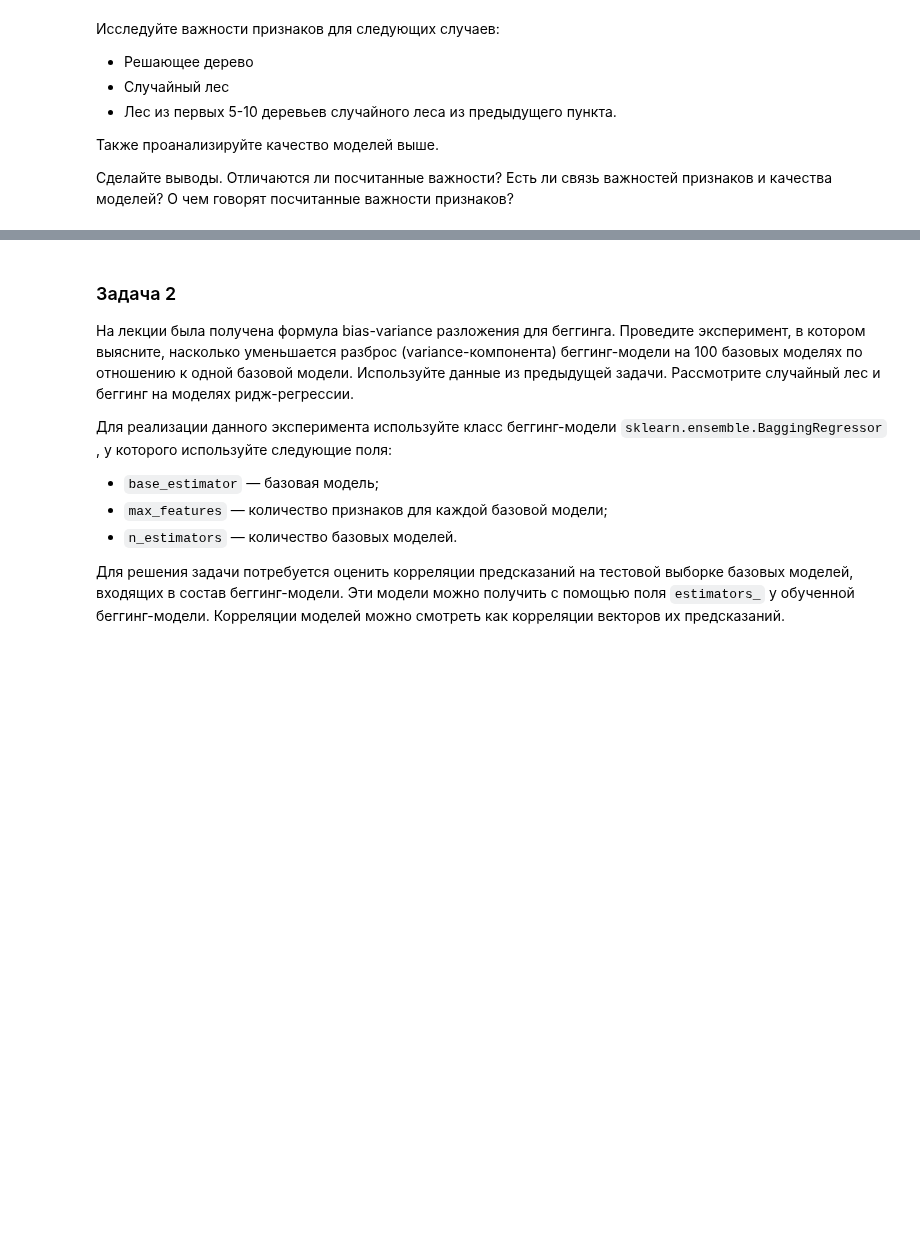
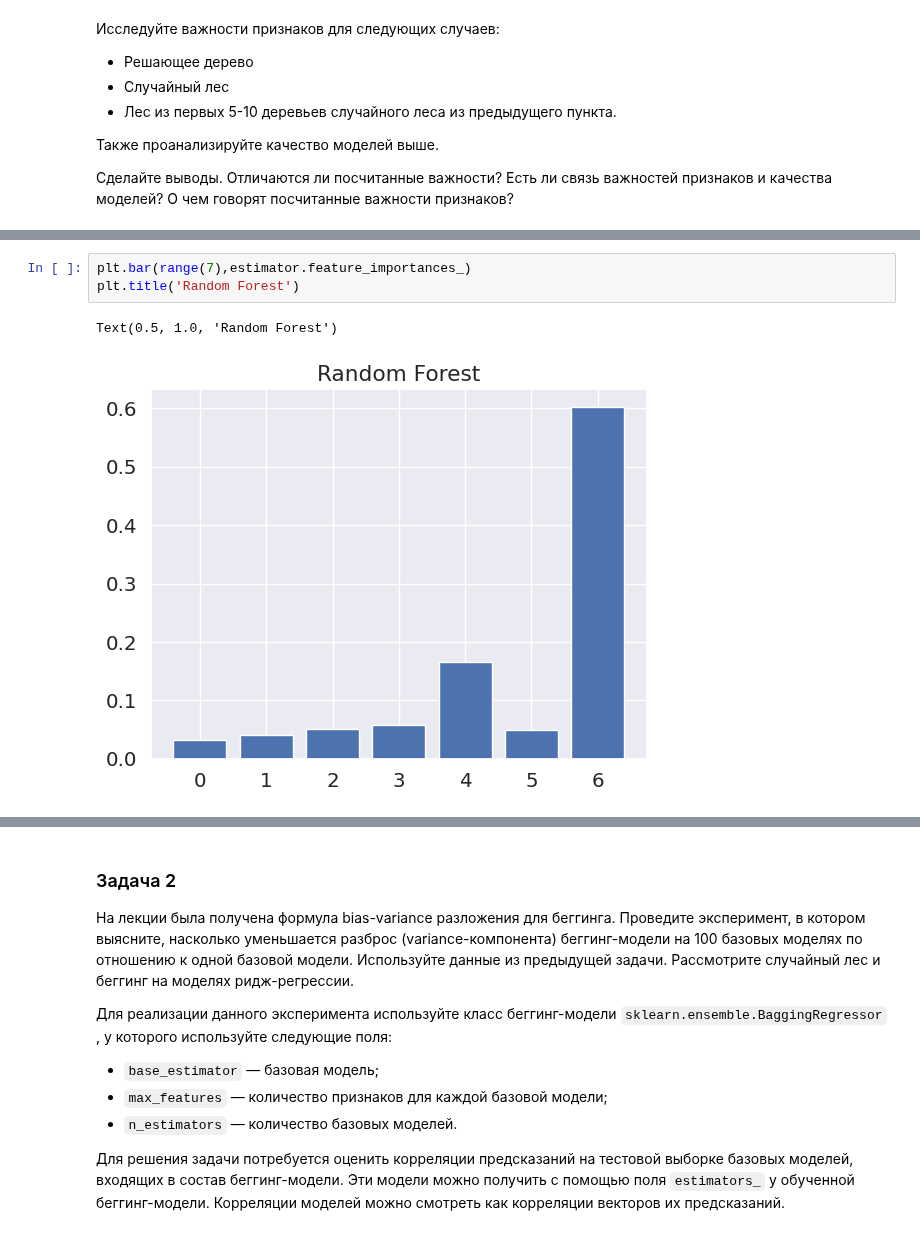
Before and after one commit to NMashalov/2023_OpenMipt_course, a Jupyter notebook: lesson6/dz6.ipynb, the cells around one changed output, grey strips where cells are left out. Drawn from its saved outputs; the diff is of its cells as text; blank space fills up the shorter version.

```diff
--- a/lesson6/dz6.ipynb
+++ b/lesson6/dz6.ipynb
@@ -335,0 +363,6 @@ plt.plot([min([item[1] for item in c if len(item[0])==feat_dim]) for feat_dim in
+# %%
+plt.bar(range(7),estimator.feature_importances_)
+plt.title('Random Forest')
+# %% [output]
+Text(0.5, 1.0, 'Random Forest')
+[figure, added]
```
Also changed, not shown: parts of 11 cells of this notebook.
